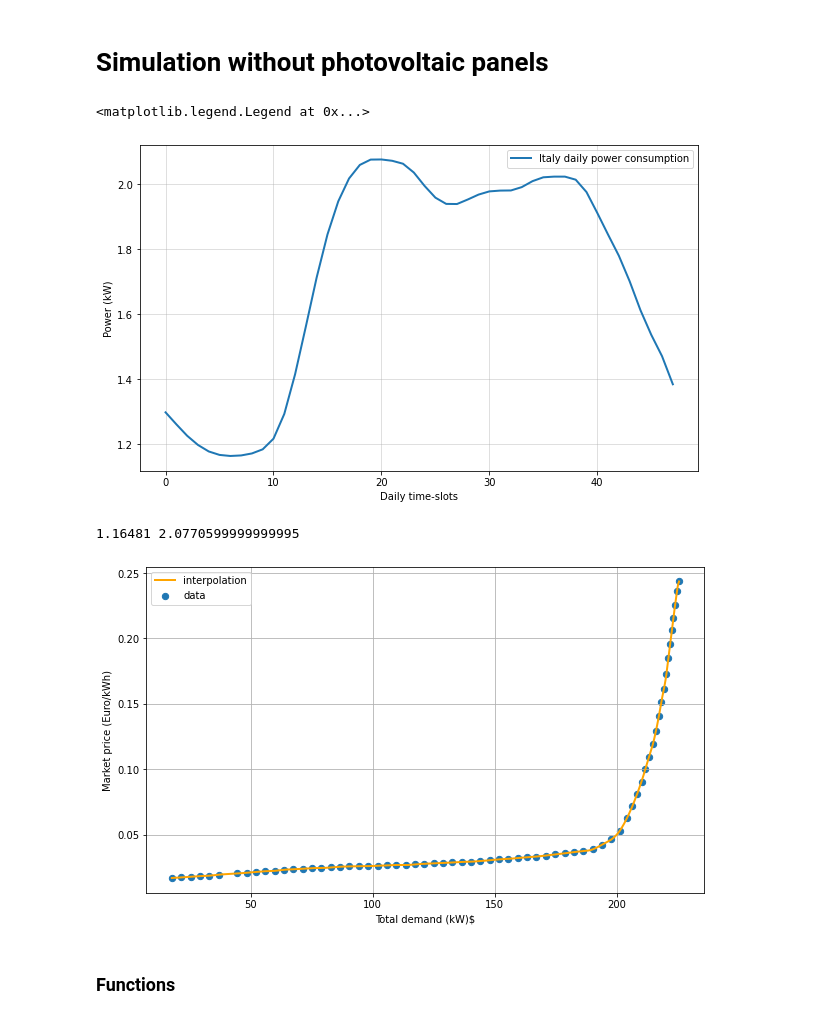
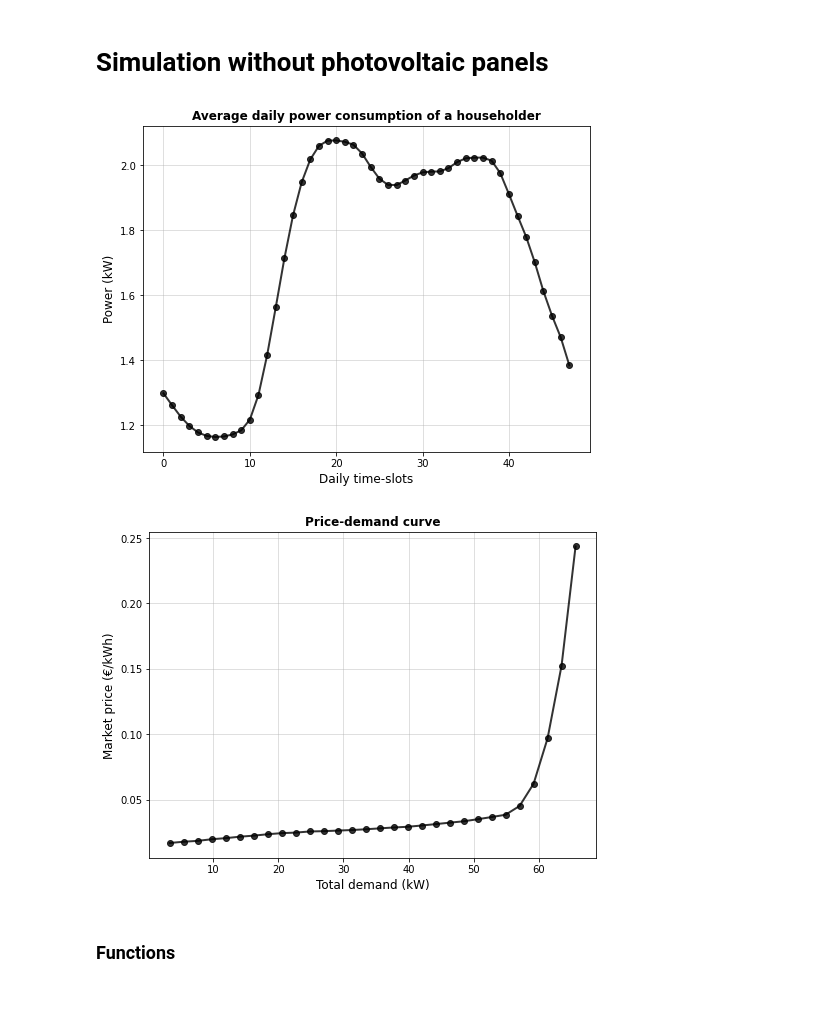
Before and after one commit to rossetl/GT-Smart-Grids, a Jupyter notebook: notebook3.ipynb, the cells around one changed output. Drawn from its saved outputs; the diff is of its cells as text; code cells hidden in the pictures.

```diff
--- a/notebook3.ipynb
+++ b/notebook3.ipynb
@@ -12,39 +12,33 @@ from scipy.optimize import minimize, Bounds, LinearConstraint, minimize_scalar
 # %%
 # Import the load profile
 load_curve = np.loadtxt('data/load_agg_data.csv', delimiter=',', skiprows=1)[:, 2] * 4.1
-plt.figure(figsize=(10,6))
-plt.plot(load_curve, lw=2, label='Italy daily power consumption')
-#plt.hlines(y=0.43, xmin=0, xmax=48, ls='dashed', label='EU average per dwelling')
-plt.xlabel('Daily time-slots')
-plt.ylabel('Power (kW)')
-plt.grid(alpha=0.5)
-plt.legend()
+plt.figure(figsize=(8,6))
+plt.plot(load_curve, '-o', lw=2, c='black', alpha=0.8)
+plt.title('Average daily power consumption of a householder', size=12, fontweight='bold')
+plt.xlabel('Daily time-slots', size=12)
+plt.ylabel('Power (kW)', size=12)
+plt.grid(alpha=0.5);
 # %% [output]
-<matplotlib.legend.Legend at 0x...>
-[figure, old version]
+[figure, new version]
-# %%
-print(load_curve[7], load_curve[20])
-# %% [output]
-1.16481 2.0770599999999995
 # %%
 # Import market price (MW, Euro/MWh)
 from scipy.interpolate import interp1d
 market_price_data = np.loadtxt('data/market_price_UK.csv', delimiter=',')
 
 # rescaling of the total demand to fit the simulation
-tot_demand = market_price_data[:, 0] * 100 - 210
+#tot_demand = market_price_data[:, 0] * 100 - 210 # 100 nodes
+tot_demand = market_price_data[:, 0] * 30 - 65 # 30 nodes
 
 market_price = interp1d(tot_demand, market_price_data[:, 1] / 1000, kind='cubic')
-x = np.linspace(tot_demand[0], tot_demand[-1], 600)
-plt.figure(figsize=(10,6))
-plt.scatter(tot_demand, market_price_data[:, 1] / 1000, s=40, label='data')
-plt.plot(x, market_price(x), lw=2, label='interpolation', c='orange')
-plt.xlabel(r'Total demand (kW)$')
-plt.ylabel('Market price (Euro/kWh)')
-plt.legend()
-plt.grid()
+x = np.linspace(tot_demand[0], tot_demand[-1], 30)
+plt.figure(figsize=(8,6))
+plt.plot(x, market_price(x), '-o', lw=2, c='black', alpha=0.8)
+plt.xlabel('Total demand (kW)', size=12)
+plt.ylabel('Market price (€/kWh)', size=12)
+plt.title('Price-demand curve', size=12, fontweight='bold')
+plt.grid(alpha=0.5)
 # %% [output]
-[figure, old version]
+[figure, new version]
 # %% [markdown]
 ### Functions
 # %%
```
Also changed, not shown: parts of 13 cells of this notebook, 22 other files.
